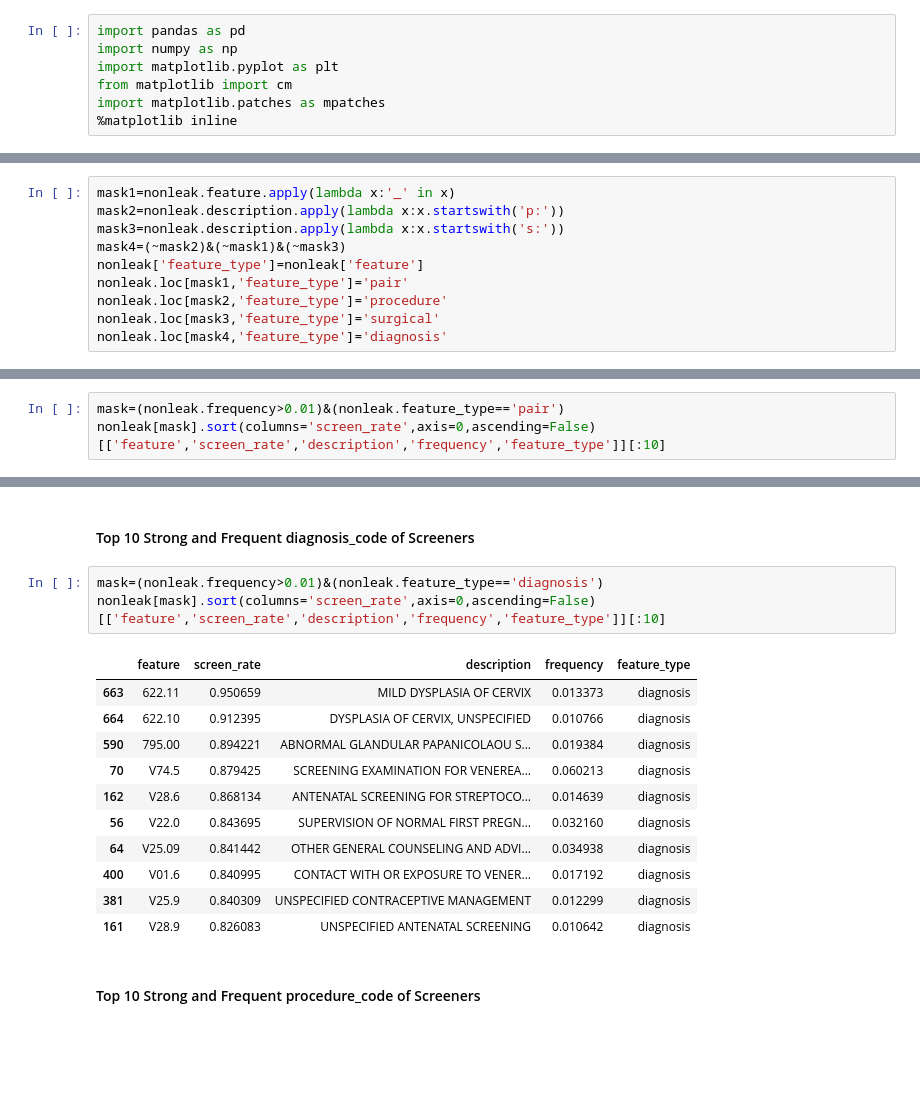
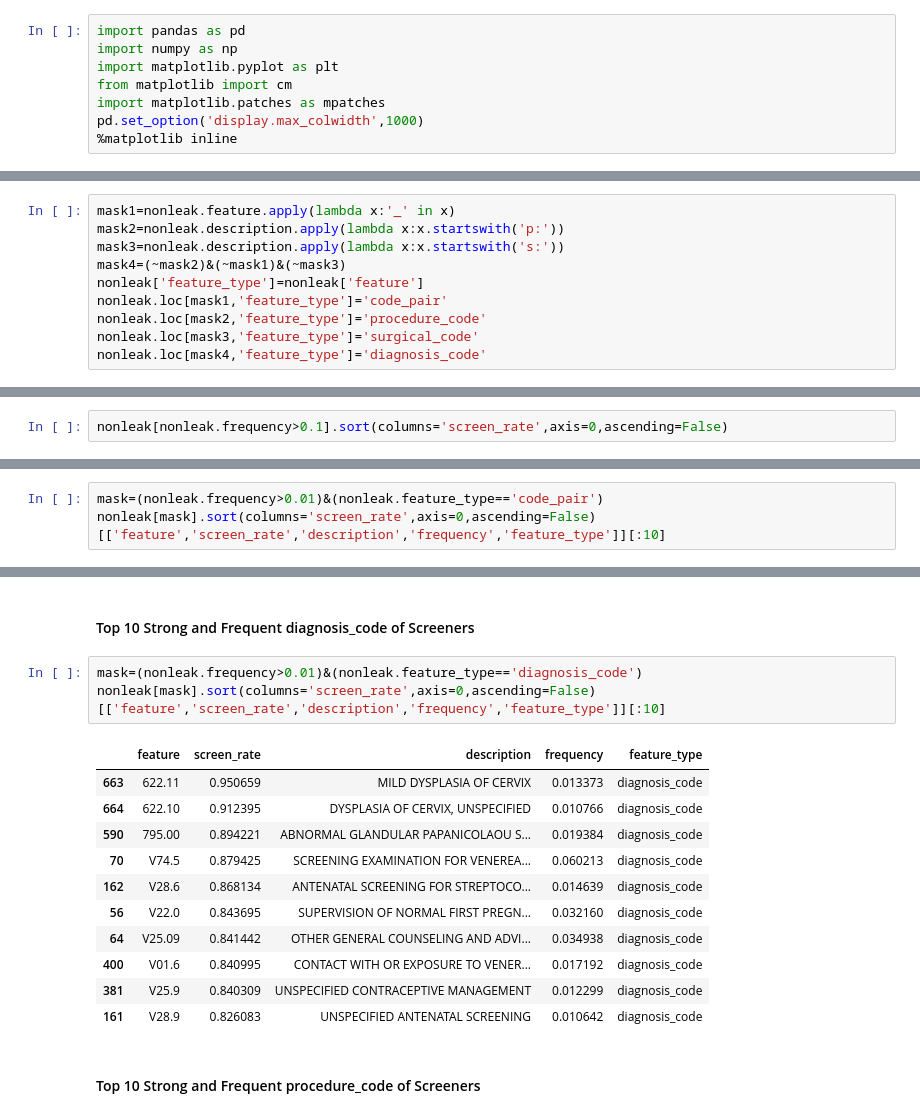
Before and after one commit to xuerchen/genentech-insight, a Jupyter notebook: insight/insight.ipynb, the cells around one changed output, grey strips where cells are left out. Cells and saved outputs as stored; diff of their text form; blank space fills up the shorter version.

```diff
--- a/insight/insight.ipynb
+++ b/insight/insight.ipynb
@@ -4,6 +4,7 @@ import numpy as np
 import matplotlib.pyplot as plt
 from matplotlib import cm
 import matplotlib.patches as mpatches
+pd.set_option('display.max_colwidth',1000)
 %matplotlib inline
 # %% [markdown]
 ## Introduction
@@ -266,10 +267,10 @@ mask2=nonleak.description.apply(lambda x:x.startswith('p:'))
 mask3=nonleak.description.apply(lambda x:x.startswith('s:'))
 mask4=(~mask2)&(~mask1)&(~mask3)
 nonleak['feature_type']=nonleak['feature']
-nonleak.loc[mask1,'feature_type']='pair'
-nonleak.loc[mask2,'feature_type']='procedure'
-nonleak.loc[mask3,'feature_type']='surgical'
-nonleak.loc[mask4,'feature_type']='diagnosis'
+nonleak.loc[mask1,'feature_type']='code_pair'
+nonleak.loc[mask2,'feature_type']='procedure_code'
+nonleak.loc[mask3,'feature_type']='surgical_code'
+nonleak.loc[mask4,'feature_type']='diagnosis_code'
 # %%
 fig = plt.figure(figsize=(14,5))
 fig.suptitle('Overview of Non-Leak Diagnosis+Procedure Code Features',fontweight='bold',fontsize=19, y=1.03)
@@ -299,0 +303,2 @@ plt.show()
+# %%
+nonleak[nonleak.frequency>0.1].sort(columns='screen_rate',axis=0,ascending=False)
@@ -443,7 +461,7 @@ nonleak[mask].sort(columns='screen_rate',axis=0)[['feature','screen_rate','descr
 # %% [markdown]
 #### Top 10 Strong and Frequent code pairs of Screeners
 # %%
-mask=(nonleak.frequency>0.01)&(nonleak.feature_type=='pair')
+mask=(nonleak.frequency>0.01)&(nonleak.feature_type=='code_pair')
 nonleak[mask].sort(columns='screen_rate',axis=0,ascending=False)[['feature','screen_rate','description','frequency','feature_type']][:10]
 # %% [output]
 |  | feature | screen_rate | description | frequency | feature_type |
@@ -460,20 +478,20 @@ nonleak[mask].sort(columns='screen_rate',axis=0,ascending=False)[['feature','scr
 # %% [markdown]
 #### Top 10 Strong and Frequent diagnosis_code of Screeners
 # %%
-mask=(nonleak.frequency>0.01)&(nonleak.feature_type=='diagnosis')
+mask=(nonleak.frequency>0.01)&(nonleak.feature_type=='diagnosis_code')
 nonleak[mask].sort(columns='screen_rate',axis=0,ascending=False)[['feature','screen_rate','description','frequency','feature_type']][:10]
 # %% [output]
 |  | feature | screen_rate | description | frequency | feature_type |
-| 663 | 622.11 | 0.950659 | MILD DYSPLASIA OF CERVIX | 0.013373 | diagnosis |
-| 664 | 622.10 | 0.912395 | DYSPLASIA OF CERVIX, UNSPECIFIED | 0.010766 | diagnosis |
-| 590 | 795.00 | 0.894221 | ABNORMAL GLANDULAR PAPANICOLAOU S... | 0.019384 | diagnosis |
-| 70 | V74.5 | 0.879425 | SCREENING EXAMINATION FOR VENEREA... | 0.060213 | diagnosis |
-| 162 | V28.6 | 0.868134 | ANTENATAL SCREENING FOR STREPTOCO... | 0.014639 | diagnosis |
-| 56 | V22.0 | 0.843695 | SUPERVISION OF NORMAL FIRST PREGN... | 0.032160 | diagnosis |
-| 64 | V25.09 | 0.841442 | OTHER GENERAL COUNSELING AND ADVI... | 0.034938 | diagnosis |
-| 400 | V01.6 | 0.840995 | CONTACT WITH OR EXPOSURE TO VENER... | 0.017192 | diagnosis |
-| 381 | V25.9 | 0.840309 | UNSPECIFIED CONTRACEPTIVE MANAGEMENT | 0.012299 | diagnosis |
-| 161 | V28.9 | 0.826083 | UNSPECIFIED ANTENATAL SCREENING | 0.010642 | diagnosis |
+| 663 | 622.11 | 0.950659 | MILD DYSPLASIA OF CERVIX | 0.013373 | diagnosis_code |
+| 664 | 622.10 | 0.912395 | DYSPLASIA OF CERVIX, UNSPECIFIED | 0.010766 | diagnosis_code |
+| 590 | 795.00 | 0.894221 | ABNORMAL GLANDULAR PAPANICOLAOU S... | 0.019384 | diagnosis_code |
+| 70 | V74.5 | 0.879425 | SCREENING EXAMINATION FOR VENEREA... | 0.060213 | diagnosis_code |
+| 162 | V28.6 | 0.868134 | ANTENATAL SCREENING FOR STREPTOCO... | 0.014639 | diagnosis_code |
+| 56 | V22.0 | 0.843695 | SUPERVISION OF NORMAL FIRST PREGN... | 0.032160 | diagnosis_code |
+| 64 | V25.09 | 0.841442 | OTHER GENERAL COUNSELING AND ADVI... | 0.034938 | diagnosis_code |
+| 400 | V01.6 | 0.840995 | CONTACT WITH OR EXPOSURE TO VENER... | 0.017192 | diagnosis_code |
+| 381 | V25.9 | 0.840309 | UNSPECIFIED CONTRACEPTIVE MANAGEMENT | 0.012299 | diagnosis_code |
+| 161 | V28.9 | 0.826083 | UNSPECIFIED ANTENATAL SCREENING | 0.010642 | diagnosis_code |
 # %% [markdown]
 #### Top 10 Strong and Frequent procedure_code of Screeners
 # %%
```
Also changed, not shown: parts of 25 cells of this notebook.
